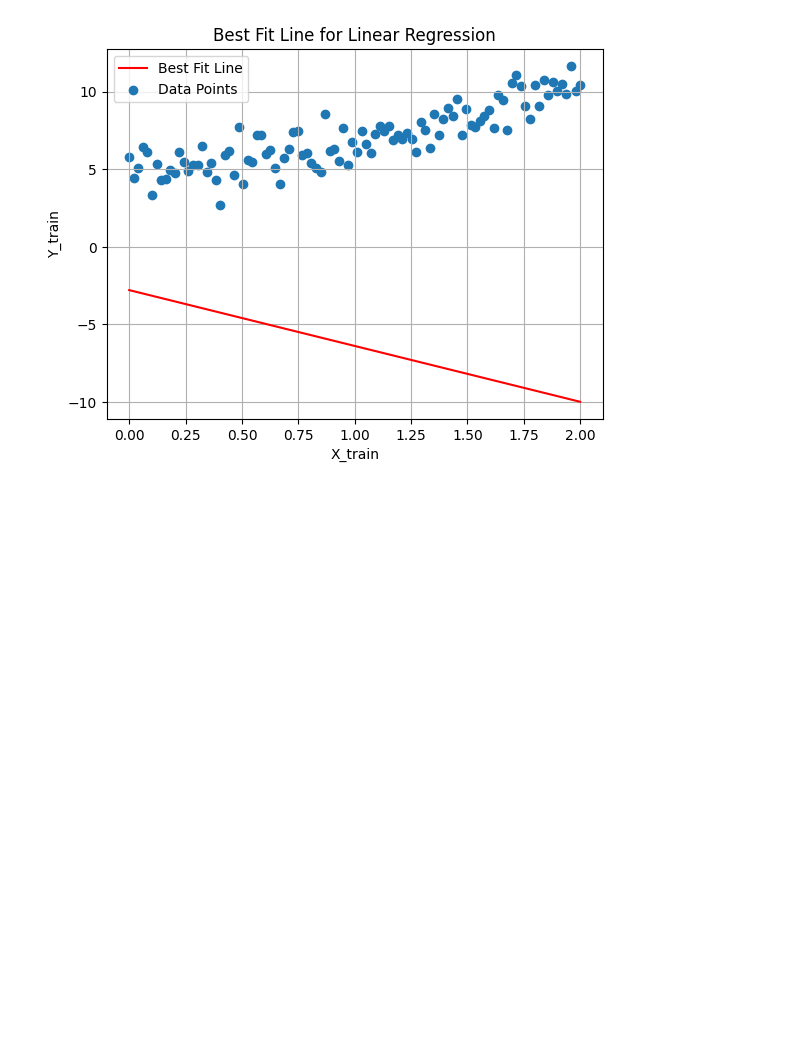
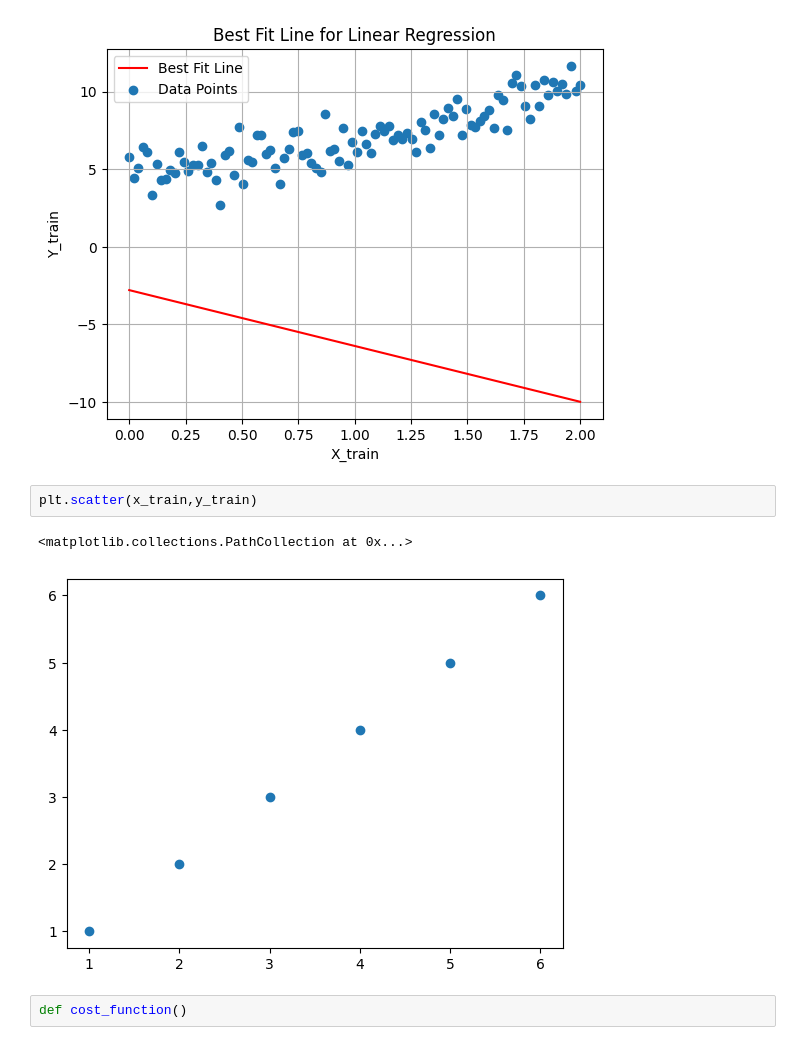
Before and after one commit to Mangal-Das/Matplotlib, a Jupyter notebook: introduction/cost_function.ipynb, the cells around one changed output. Saved outputs shown, nothing was run; the diff lists cells and outputs as text; blank space fills up the shorter version.

```diff
--- a/introduction/cost_function.ipynb
+++ b/introduction/cost_function.ipynb
@@ -273,3 +273,10 @@ plt.title('Best Fit Line for Linear Regression')
 plt.show()
 # %% [output]
 [figure]
+# %%
+plt.scatter(x_train,y_train)
+# %% [output]
+<matplotlib.collections.PathCollection at 0x...>
+[figure, added]
+# %%
+def cost_function()
```
Also changed, not shown: parts of 2 cells of this notebook.
